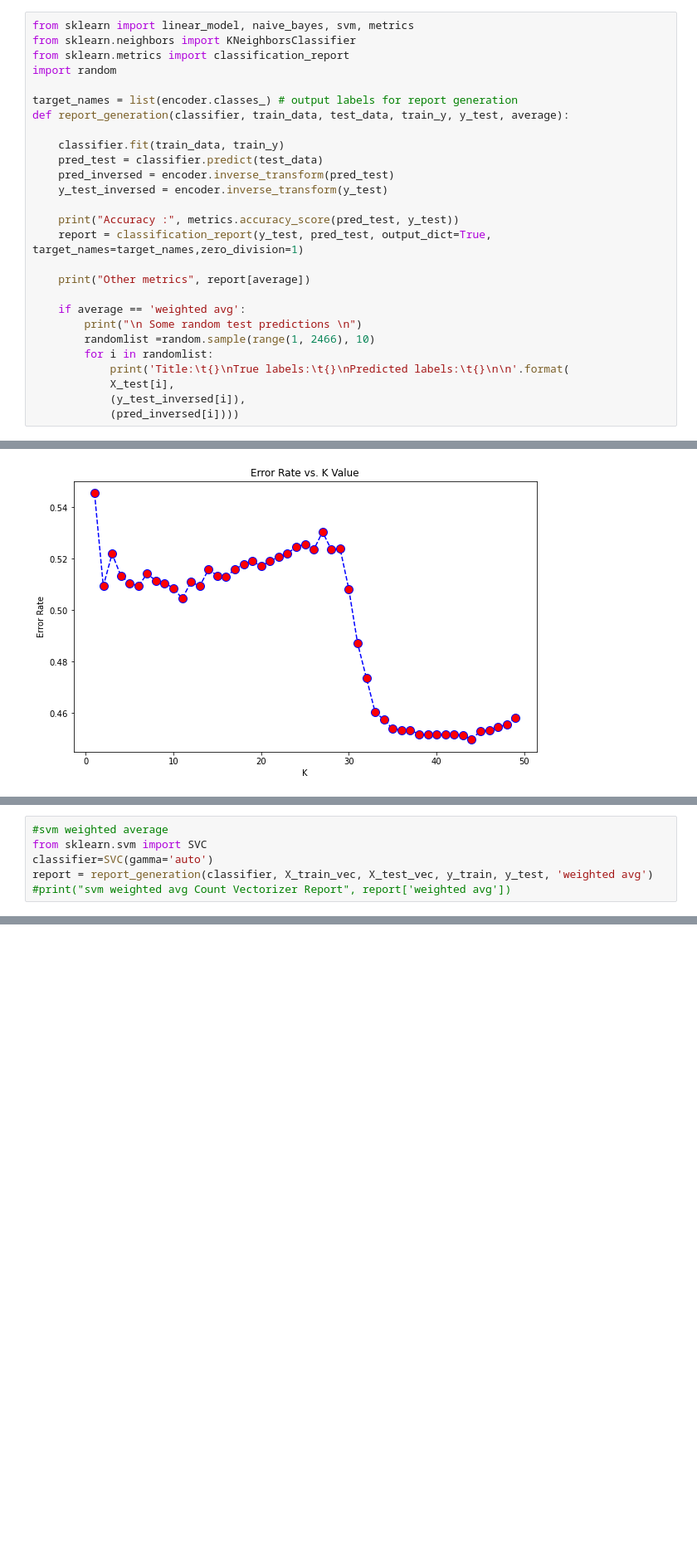
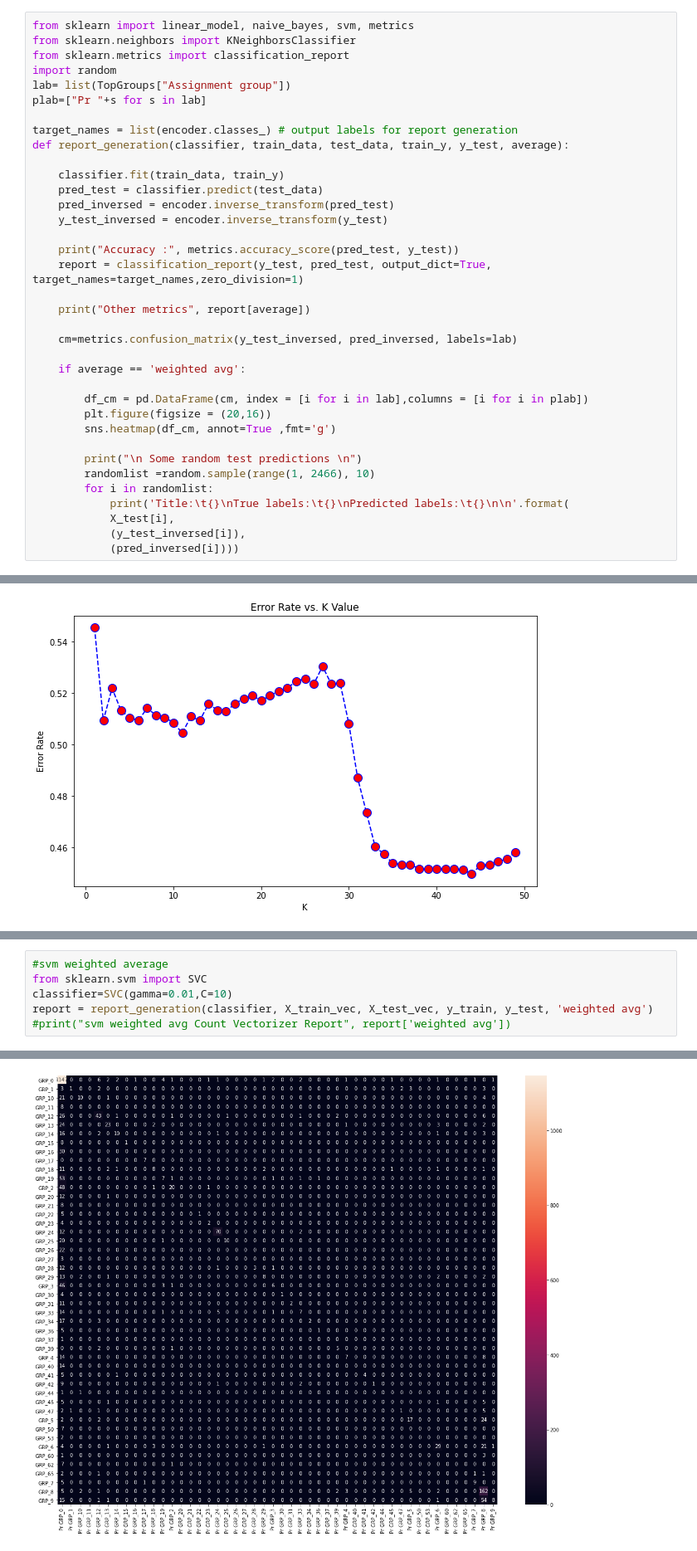
Before and after one commit to DivayManhas/Capstone_AIML_JPMC_G3, a Jupyter notebook: Model_fitting_evaluation_Shivangi.ipynb, the cells around one changed output, grey strips where cells are left out. Shown at 83% size. Drawn from its saved outputs; the diff is of its cells as text; blank space fills up the shorter version.

Commit message:
Add files via upload
Added confusion matrix for all models.
Improved SVM model by hyperparameter tuning

```diff
--- a/Model_fitting_evaluation_Shivangi.ipynb
+++ b/Model_fitting_evaluation_Shivangi.ipynb
@@ -384,6 +384,8 @@ from sklearn import linear_model, naive_bayes, svm, metrics
 from sklearn.neighbors import KNeighborsClassifier
 from sklearn.metrics import classification_report
 import random
+lab= list(TopGroups["Assignment group"])
+plab=["Pr "+s for s in lab]
 
 target_names = list(encoder.classes_) # output labels for report generation
 def report_generation(classifier, train_data, test_data, train_y, y_test, average):
@@ -398,7 +400,14 @@ def report_generation(classifier, train_data, test_data, train_y, y_test, averag
 
     print("Other metrics", report[average])
 
+    cm=metrics.confusion_matrix(y_test_inversed, pred_inversed, labels=lab)
+
     if average == 'weighted avg':
+
+        df_cm = pd.DataFrame(cm, index = [i for i in lab],columns = [i for i in plab])
+        plt.figure(figsize = (20,16))
+        sns.heatmap(df_cm, annot=True ,fmt='g')
+
         print("\n Some random test predictions \n")
         randomlist =random.sample(range(1, 2466), 10)
         for i in randomlist:
@@ -521,7 +548,7 @@ Other metrics {'precision': 0.9249004150058965, 'recall': 0.05171332332790666, '
 # %%
 #svm weighted average
 from sklearn.svm import SVC
-classifier=SVC(gamma='auto')
+classifier=SVC(gamma=0.01,C=10)
 report = report_generation(classifier, X_train_vec, X_test_vec, y_train, y_test, 'weighted avg')
 #print("svm weighted avg Count Vectorizer Report", report['weighted avg'])
 # %% [output]
@@ -544,4 +571,5 @@ True labels:    GRP_3
 Predicted labels:       GRP_0
+[figure, added]
 # %%
 #svm macro average
 from sklearn.svm import SVC
```
Also changed, not shown: parts of 8 cells of this notebook.
